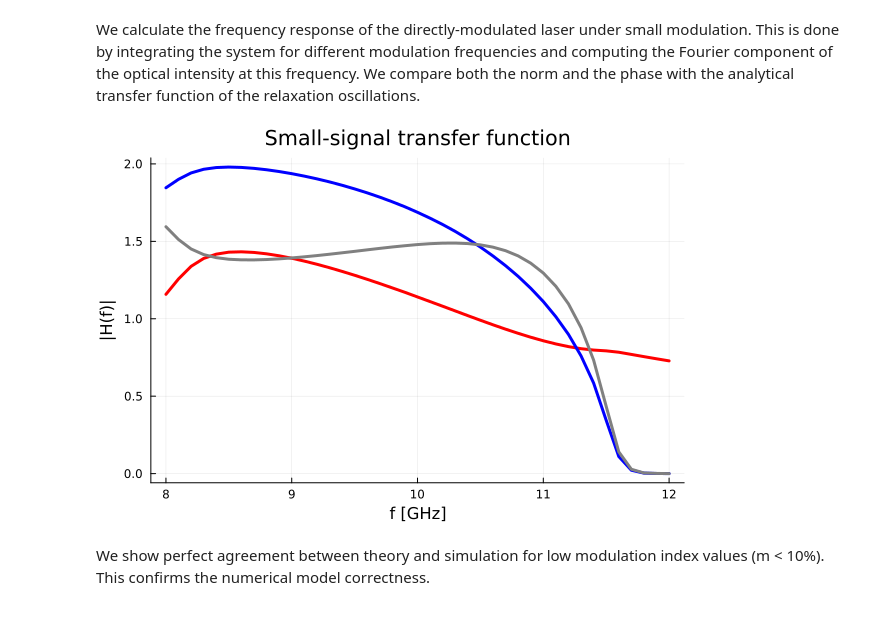
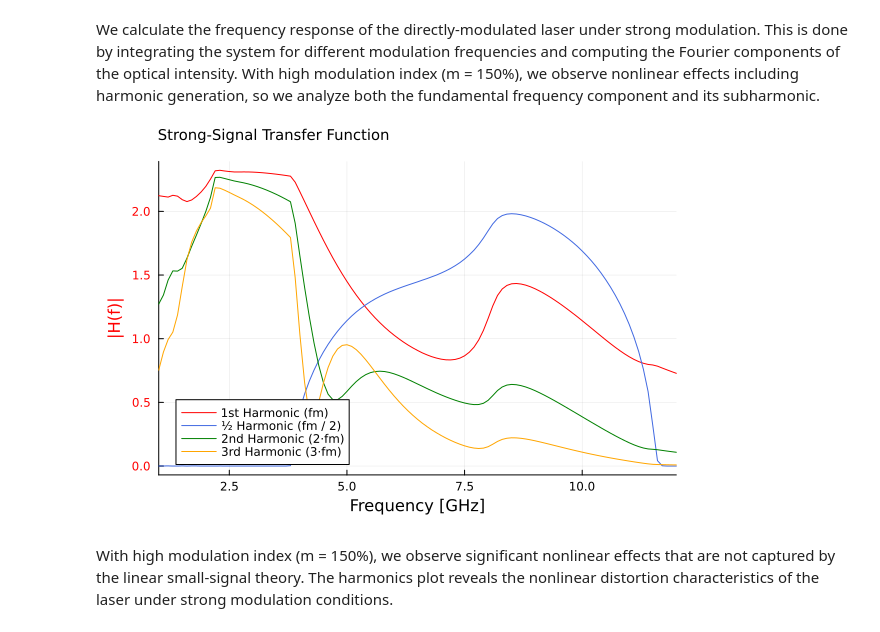
Before and after one commit to brian-sinquin/laser_direct_modulation_rate_equations, a Jupyter notebook: strong_signal_transfer_function.ipynb, the cells around one changed output. Cells and saved outputs as stored; diff of their text form; code cells hidden in the pictures.

```diff
--- a/strong_signal_transfer_function.ipynb
+++ b/strong_signal_transfer_function.ipynb
@@ -2,7 +2,7 @@
 include("laser_rate_equations.jl")
 using Plots, StatsBase
 # %% [markdown]
-We calculate the frequency response of the directly-modulated laser under small modulation. This is done by integrating the system for different modulation frequencies and computing the Fourier component of the optical intensity at this frequency. We compare both the norm and the phase with the analytical transfer function of the relaxation oscillations.
+We calculate the frequency response of the directly-modulated laser under strong modulation. This is done by integrating the system for different modulation frequencies and computing the Fourier components of the optical intensity. With high modulation index (m = 150%), we observe nonlinear effects including harmonic generation, so we analyze both the fundamental frequency component and its subharmonic.
 # %%
 r = 2 # normalized bias [u.a.]
 m = 1.5 # modulation index [u.a.]
@@ -38,20 +42,42 @@ for fi in Fs
 end
-# %%
-
-Hn = H.(Fs) # analytic complex trasnfer function vector
-
-begin
-plot(Fs/1e9,Iw1,lw=3, color=:red, label=false)
-plot!(Fs/1e9,Iw2,lw=3, color=:blue, label=false)
-plot!(Fs/1e9,Iw2./Iw1,lw=3, color=:grey, label=false)
-# The r*m normalisation factor was found empiricaly -> easy to demonstrate under linear approximation Iout ∝ η*r*m*H(fm)
-
-
-ylabel!("|H(f)|")
-xlabel!("f [GHz]")
-plot!(title="Small-signal transfer function")
-end
-# %% [output]
-[figure, removed]
-# %% [markdown]
-We show perfect agreement between theory and simulation for low modulation index values (m < 10%). This confirms the numerical model correctness.
+# %%
+default() # reset plot defaults
+
+begin
+# Set plot defaults for better appearance
+default(titleloc=:left)
+
+# Main plot for the harmonics
+plot(Fs/1e9, Iw1,
+     color=:red,
+     label="1st Harmonic (fm)",
+     legendfontsize=8)
+
+plot!(Fs/1e9, Iw_half,
+      color=:royalblue,
+    label="½ Harmonic (fm / 2)")
+
+plot!(Fs/1e9, Iw2,
+      color=:green,
+      label="2nd Harmonic (2·fm)")
+
+plot!(Fs/1e9, Iw3,
+      color=:orange,
+      label="3rd Harmonic (3·fm)")
+
+ylabel!("|H(f)|", fontsize=8)
+xlabel!("Frequency [GHz]", fontsize=8)
+
+plot!(yguidefontcolor=:red,
+      ytickfontcolor=:red,
+      margin=3Plots.mm,
+      xlims=(minimum(Fs)/1e9, maximum(Fs)/1e9),
+      legend=:bottomleft)
+
+plot!(title="Strong-Signal Transfer Function",
+      titlefontsize=10)
+end
+# %% [output]
+[figure, added]
+# %% [markdown]
+With high modulation index (m = 150%), we observe significant nonlinear effects that are not captured by the linear small-signal theory. The harmonics plot reveals the nonlinear distortion characteristics of the laser under strong modulation conditions.
```
Also changed, not shown: parts of 1 cell of this notebook, 1 other file.
